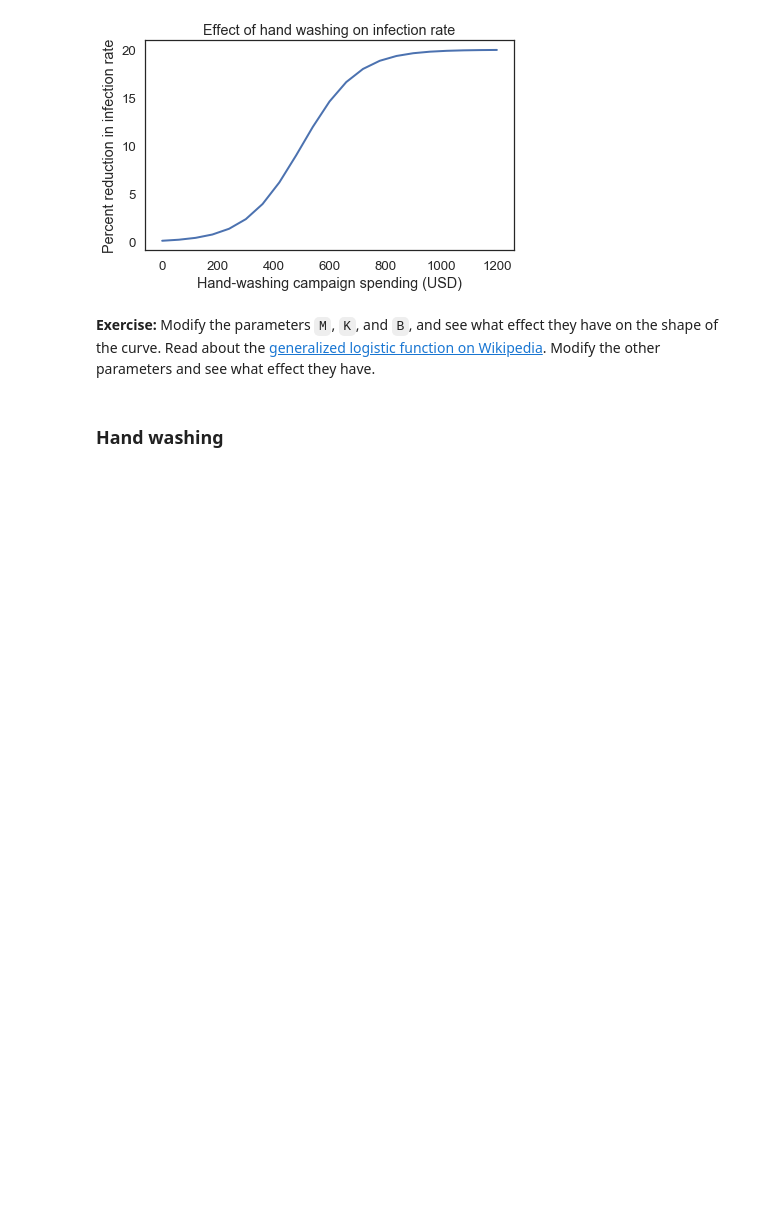
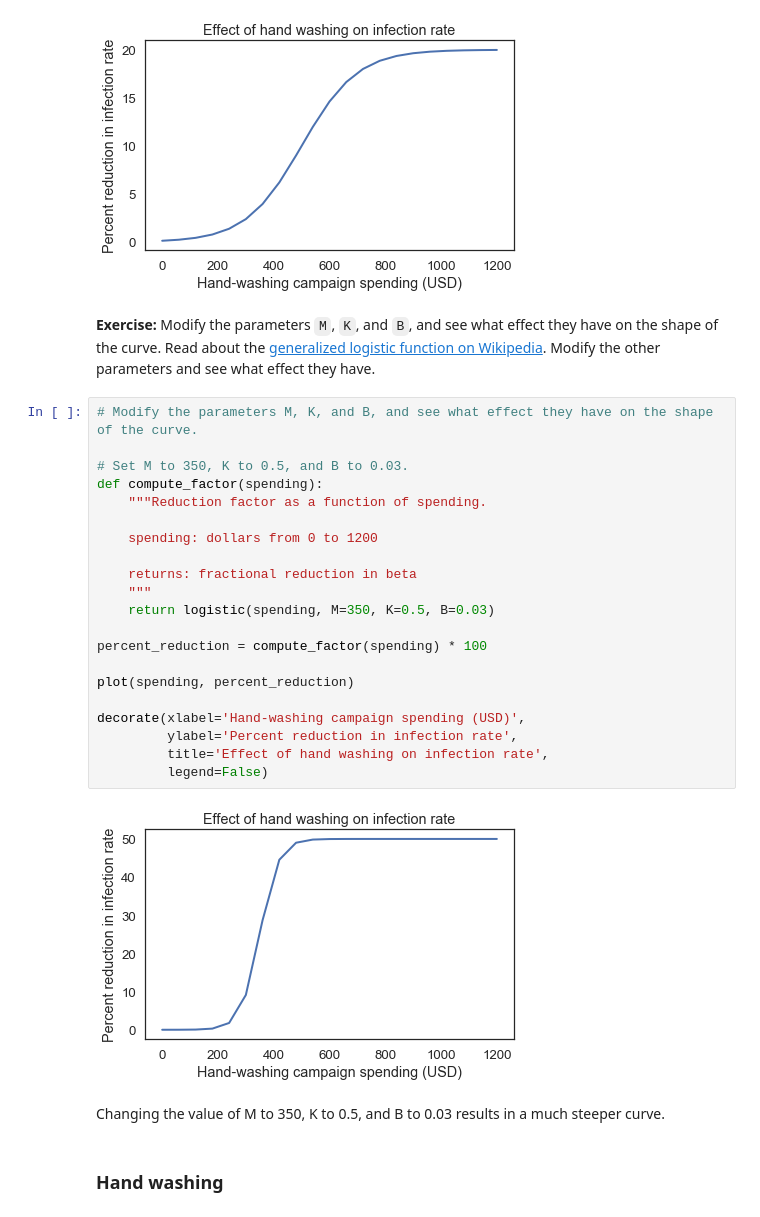
Before and after one commit to stephen-haslett/data604, a Jupyter notebook: SHaslettHomeworkSix/SHaslettHW6-Exercises-chap12.ipynb, the cells around one changed output. Saved outputs shown, nothing was run; the diff lists cells and outputs as text; blank space fills up the shorter version.

```diff
--- a/SHaslettHomeworkSix/SHaslettHW6-Exercises-chap12.ipynb
+++ b/SHaslettHomeworkSix/SHaslettHW6-Exercises-chap12.ipynb
@@ -349,6 +349,31 @@ decorate(xlabel='Hand-washing campaign spending (USD)',
 [figure]
 # %% [markdown]
 **Exercise:** Modify the parameters `M`, `K`, and `B`, and see what effect they have on the shape of the curve.  Read about the [generalized logistic function on Wikipedia](https://en.wikipedia.org/wiki/Generalised_logistic_function).  Modify the other parameters and see what effect they have.
+# %%
+# Modify the parameters M, K, and B, and see what effect they have on the shape of the curve.
+
+# Set M to 350, K to 0.5, and B to 0.03.
+def compute_factor(spending):
+    """Reduction factor as a function of spending.
+
+    spending: dollars from 0 to 1200
+
+    returns: fractional reduction in beta
+    """
+    return logistic(spending, M=350, K=0.5, B=0.03)
+
+percent_reduction = compute_factor(spending) * 100
+
+plot(spending, percent_reduction)
+
+decorate(xlabel='Hand-washing campaign spending (USD)',
+         ylabel='Percent reduction in infection rate',
+         title='Effect of hand washing on infection rate',
+         legend=False)
+# %% [output]
+[figure, added]
+# %% [markdown]
+Changing the value of M to 350, K to 0.5, and B to 0.03 results in a much steeper curve.
 # %% [markdown]
 ### Hand washing
 # %% [markdown]
```
Also changed, not shown: parts of 6 cells of this notebook, 4 other files.
